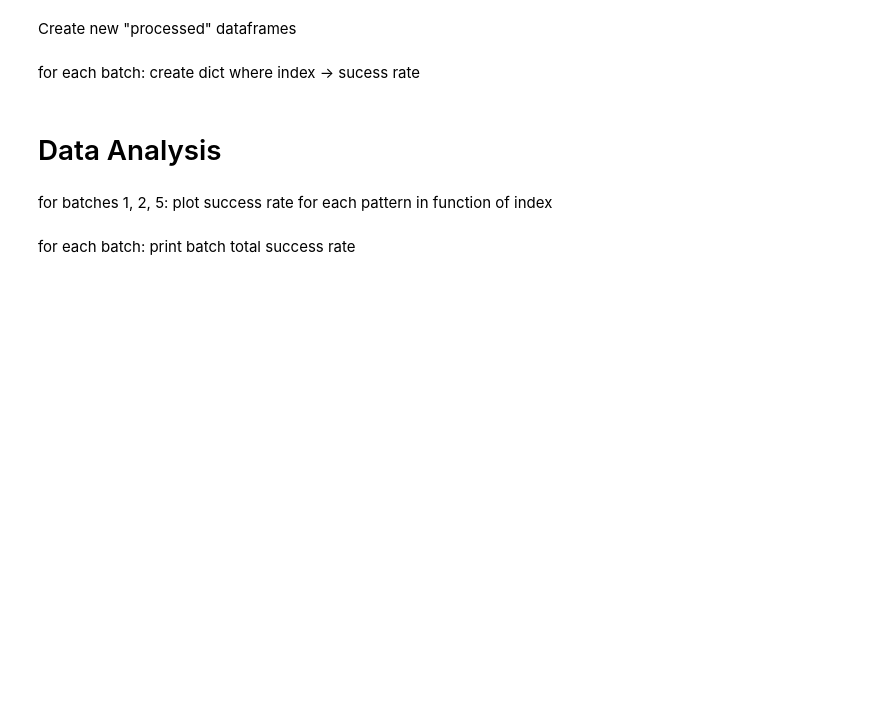
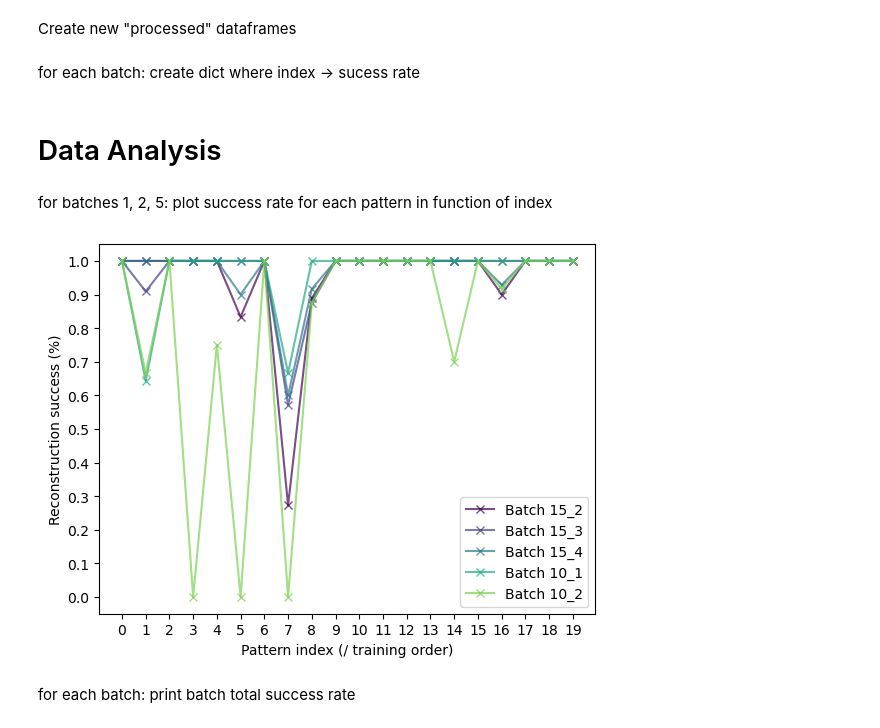
Before and after one commit to FerdinandBujanowski/brian_BCPNN, a Jupyter notebook: 20_random_patterns/20_random_analysis.ipynb, the cells around one changed output. Saved outputs shown, nothing was run; the diff lists cells and outputs as text; code cells hidden in the pictures; blank space fills up the shorter version.

```diff
--- a/20_random_patterns/20_random_analysis.ipynb
+++ b/20_random_patterns/20_random_analysis.ipynb
@@ -25,7 +25,7 @@ Load all stats.csv files into their respective dataframes, load pattern int tupl
 # %%
 CURRENT_SERIES = 'A'
 CURRENT_PATH = f'tests_{CURRENT_SERIES}/'
-BATCHES = ['15_2']
+BATCHES = ['15_2', '15_3', '15_4', '10_1', '10_2']
 # %%
 ind_dataframes:dict[pd.DataFrame] = {}
 pattern_list:list[tuple[int,int]] = patterns_from_txt(f'{CURRENT_PATH}patterns_{CURRENT_SERIES}.txt')
@@ -68,8 +68,8 @@ vir = plt.colormaps['viridis']
 def plot_pattern_success(batches):
     for i, b in enumerate(batches):
         plt.plot(range(20), [success_dicts[b][i_p] for i_p in range(20)], label=f'Batch {b}', marker='x', alpha=0.7, c=vir(i/len(batches)))
-        if len(interference_dicts[b]) > 0:
-            plt.plot(range(20), [interference_dicts[b][i_p] for i_p in range(20)], marker='o', alpha=0.4, c=vir(i/len(batches)))
+        # if len(interference_dicts[b]) > 0:
+        #     plt.plot(range(20), [interference_dicts[b][i_p] for i_p in range(20)], marker='o', alpha=0.4, c=vir(i/len(batches)))
     plt.xlabel('Pattern index (/ training order)')
     plt.xticks(np.arange(0, 20, 1))
     plt.yticks(np.arange(0, 1.1, 0.1))
@@ -77,8 +77,11 @@ def plot_pattern_success(batches):
     plt.legend()
     plt.show()
 # %%
-%matplotlib qt
-plot_pattern_success(['15_2'])
+# %matplotlib qt
+# % matplotlib inline
+plot_pattern_success(['15_2', '15_3', '15_4', '10_1', '10_2'])
+# %% [output]
+[figure, added]
 # %% [markdown]
 for each batch: print batch total success rate
 # %%
```
Also changed, not shown: parts of 1 cell of this notebook, 4 other files.
